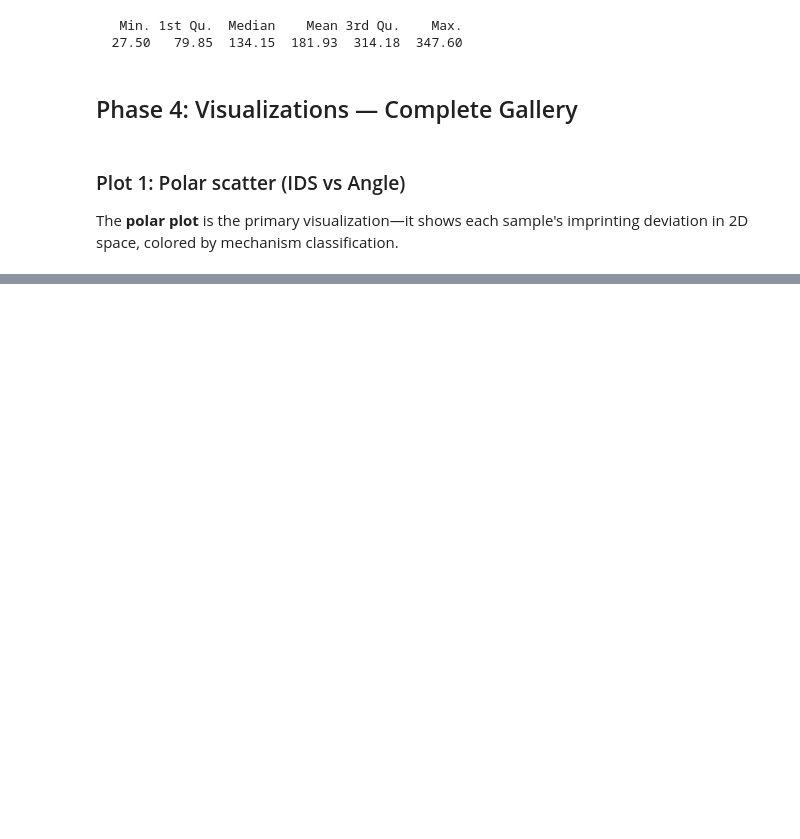
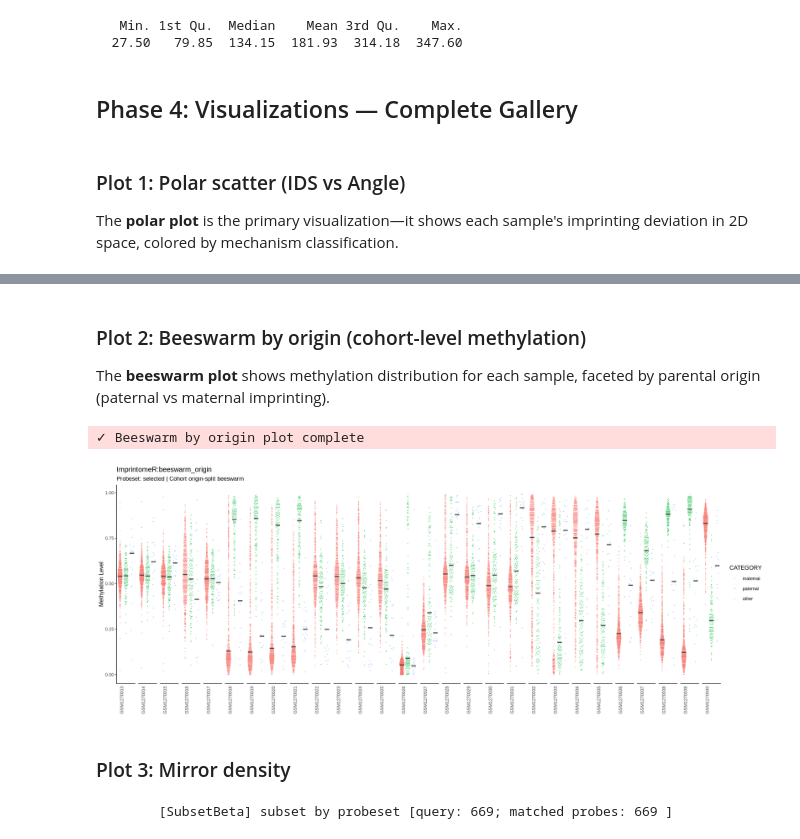
Before and after one commit to hongjianjin/imprintomeR, a Jupyter notebook: vignettes/GSE52567.ipynb, the cells around one changed output, grey strips where cells are left out. Drawn from its saved outputs; the diff is of its cells as text; code cells hidden in the pictures; blank space fills up the shorter version.

```diff
--- a/vignettes/GSE52567.ipynb
+++ b/vignettes/GSE52567.ipynb
@@ -375,0 +364,27 @@ find.package("Cairo")
+# %% [markdown]
+### Plot 2: Beeswarm by origin (cohort-level methylation)
+
+The **beeswarm plot** shows methylation distribution for each sample, faceted by parental origin (paternal vs maternal imprinting).
+# %%
+p_beeswarm_origin <- plot(
+  x,
+  plot_type = "beeswarm_origin",
+  outFile = NULL
+)
+# %%
+options(repr.plot.width = 16, repr.plot.height = 6)
+print(p_beeswarm_origin)
+message("✓ Beeswarm by origin plot complete")
+# %% [output]
+✓ Beeswarm by origin plot complete
+[figure, added]
+# %% [markdown]
+### Plot 3: Mirror density
+# %%
+p_mirror <- plot(
+  x,
+  plot_type = "mirror_density",
+  outFile = NULL
+)
+# %% [output]
+        [SubsetBeta] subset by probeset [query: 669; matched probes: 669 ]
```
Also changed, not shown: parts of 34 cells of this notebook.
